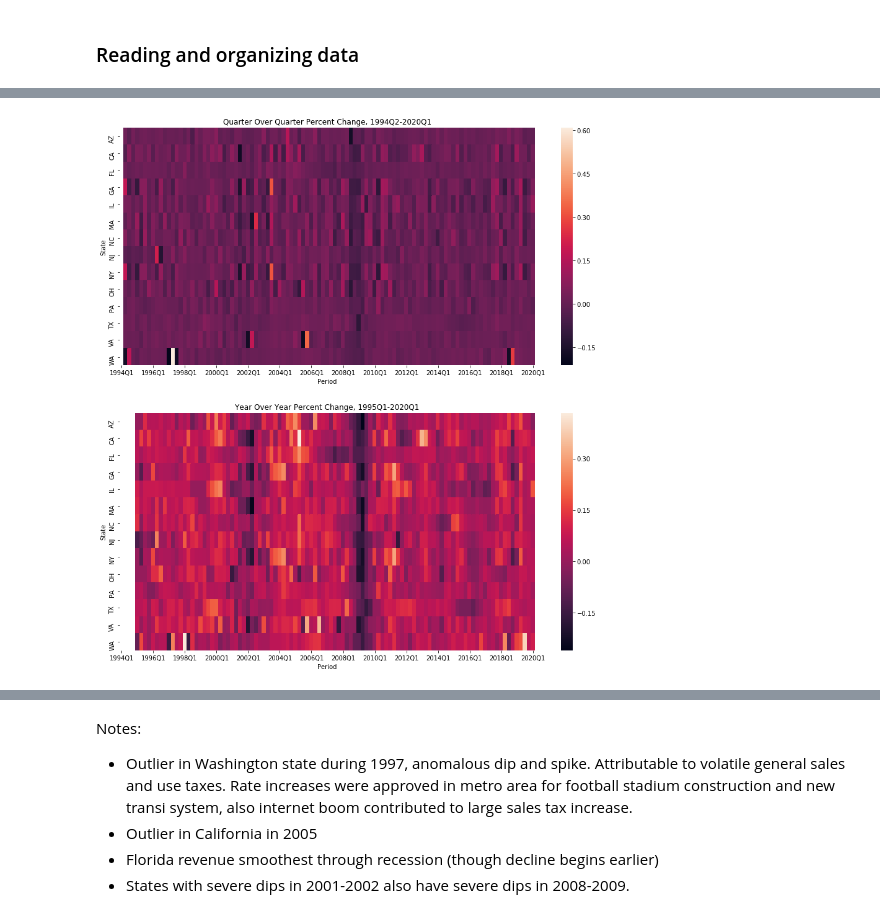
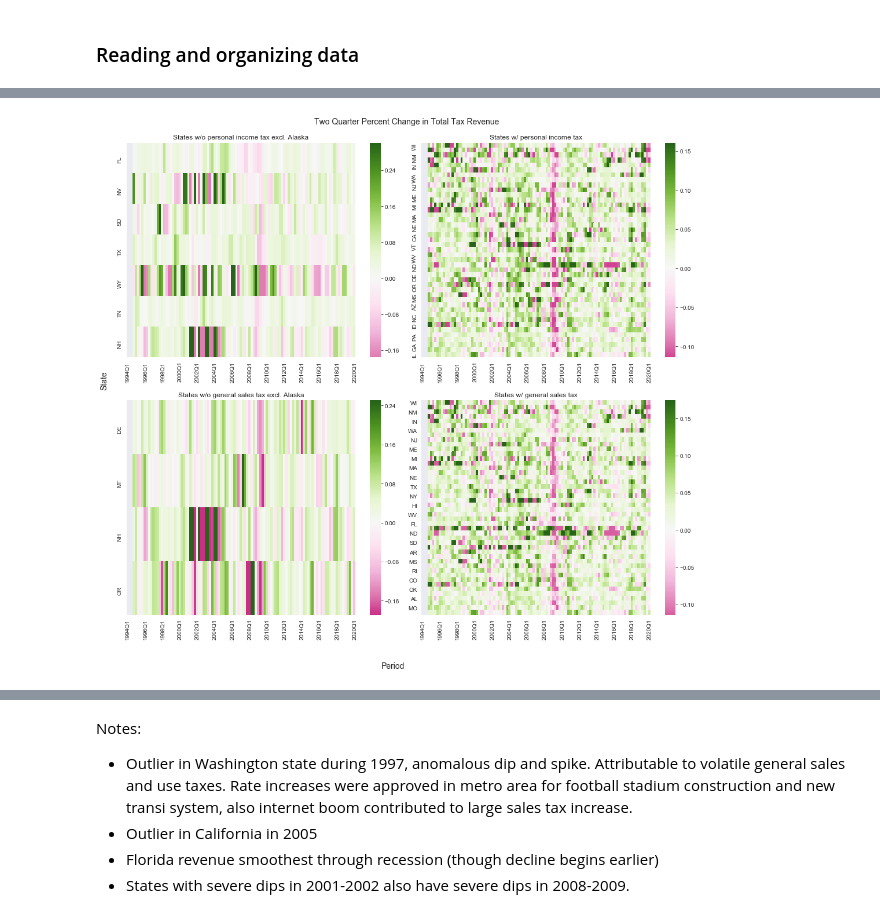
Before and after one commit to rcstein/qtax, a Jupyter notebook: QTax Data Analysis.ipynb, the cells around one changed output, grey strips where cells are left out. Drawn from its saved outputs; the diff is of its cells as text; code cells hidden in the pictures.

```diff
--- a/QTax Data Analysis.ipynb
+++ b/QTax Data Analysis.ipynb
@@ -170,3 +172,10 @@ for state in qtax_full.state.unique():
         temp['2q_gr'] = temp['2q_ma'].pct_change(periods = 2)
         qtax_aug = qtax_aug.append(temp)
 qtax_aug.set_index('category',inplace = True)
+# %%
+all_states = [state for state in state_abbrev.values()]
+all_states.remove('US')
+all_states.remove('AK') # Excluding Alaska because extreme values mess up scale
+no_gen_sales_tax = ['DE','MT','NH','OR']
+no_personal_income_tax = ['FL','NV','SD','TX','WY','TN','NH'] # Including TN and NH because they don't tax wages,
+# though they do tax investment income
@@ -231,14 +240,30 @@ top_15_total_ychange.index = top_15_total_ychange.index.to_period(freq = "Q")
-# %%
-fig, (ax0,ax1) = plt.subplots(2,1,figsize=(15,15))
-sns.heatmap(top_15_total_qchange.transpose(),ax = ax0,xticklabels = 8)
-ax0.set_ylabel("State")
-ax0.set_xlabel("Period")
-ax0.set_title("Quarter Over Quarter Percent Change, 1994Q2-2020Q1")
-plt.subplots_adjust(bottom=.1)
-sns.heatmap(top_15_total_ychange.transpose(),ax = ax1,xticklabels = 8)
-ax1.set_ylabel("State")
-ax1.set_xlabel("Period")
-ax1.set_title("Year Over Year Percent Change, 1995Q1-2020Q1")
-plt.subplots_adjust(bottom=.1)
-# %% [output]
-[figure, removed]
+# %%
+# 2q growth rate for different tax structures
+fig, axs = plt.subplots(2,2, figsize=(18,15))
+ul = axs[0,0]
+ur = axs[0,1]
+ll = axs[1,0]
+lr = axs[1,1]
+
+# No income tax
+growth_hmap(filter_data(states = no_personal_income_tax),ul,"States w/o personal income tax excl. Alaska")
+
+# Income tax
+growth_hmap(filter_data(states = list(set(all_states) - set(no_personal_income_tax))),
+            ur,"States w/ personal income tax")
+
+# No general sales tax
+growth_hmap(filter_data(states = no_gen_sales_tax),ll,"States w/o general sales tax excl. Alaska")
+
+# General sales tax
+growth_hmap(filter_data(states = list(set(all_states) - set(no_gen_sales_tax))),
+            lr,"States w/ general sales tax")
+
+fig.suptitle("Two Quarter Percent Change in Total Tax Revenue ", fontsize = 14, y = .92)
+fig.subplots_adjust(wspace=0.03)
+fig.text(0.48, 0.04, 'Period', fontsize = 14, ha='center')
+fig.text(0.09, 0.5, 'State', va='center', fontsize = 14, rotation='vertical')
+plt.savefig("Total_GR_by_Tax_Struct.png")
+plt.show()
+# %% [output]
+[figure, added]
```
Also changed, not shown: parts of 21 cells of this notebook, 11 other files.
